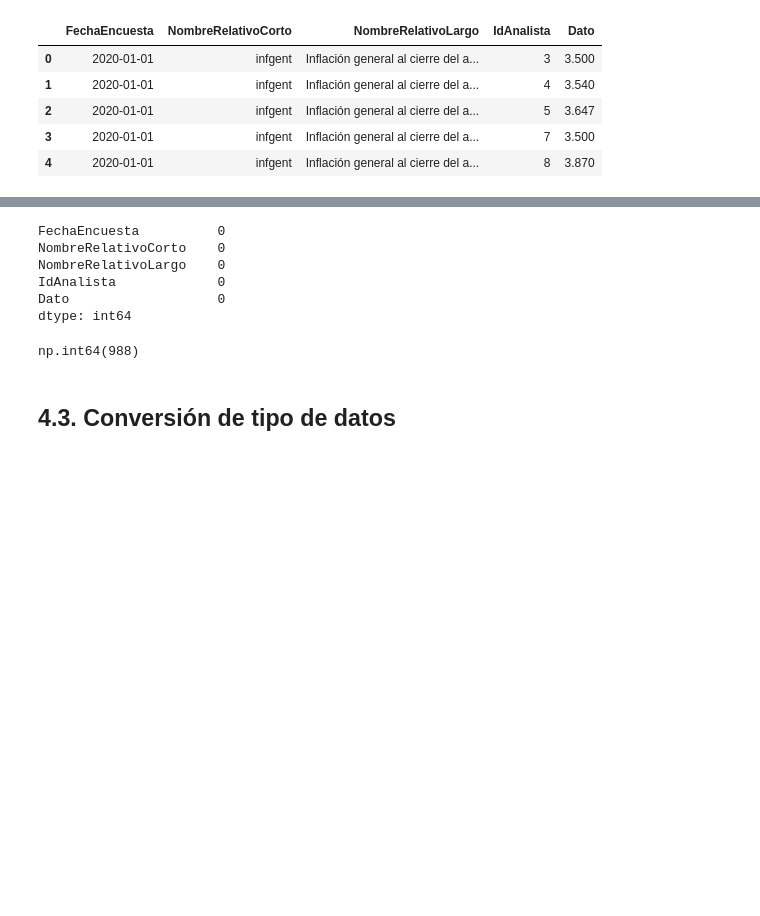
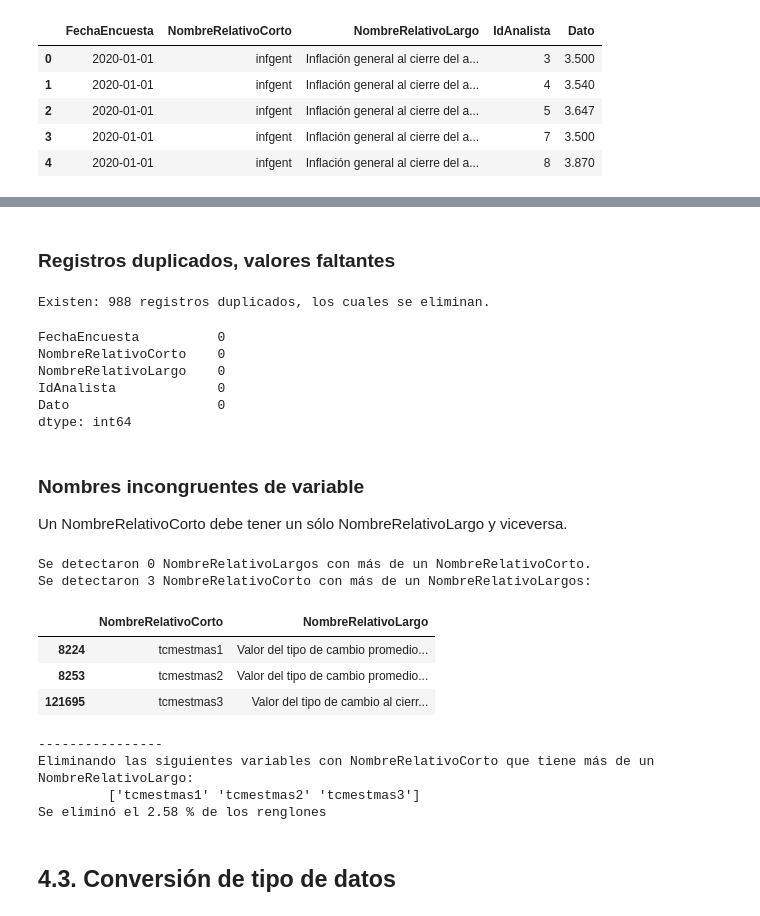
Before and after one commit to arturotena/MemoriaSeminario2024, a Jupyter notebook: Avance.ipynb, the cells around one changed output, grey strips where cells are left out. Saved outputs shown, nothing was run; the diff lists cells and outputs as text; code cells hidden in the pictures; blank space fills up the shorter version.

```diff
--- a/Avance.ipynb
+++ b/Avance.ipynb
@@ -90,18 +90,66 @@ df.head()
-# %%
-# No hay valores faltantes
-df.isnull().sum()
-# %% [output]
-FechaEncuesta          0
-NombreRelativoCorto    0
-NombreRelativoLargo    0
-IdAnalista             0
-Dato                   0
-dtype: int64
+# %% [markdown]
+### Registros duplicados, valores faltantes
 # %%
-# No hay registros duplicados
-df.duplicated().sum()
+# Registros duplicados
+s_duplicados=df.duplicated()
+print('Existen:', s_duplicados[s_duplicados==True].size, 'registros duplicados, los cuales se eliminan.')
+df.drop_duplicates(inplace=True)
 # %% [output]
-np.int64(988)
+Existen: 988 registros duplicados, los cuales se eliminan.
+# %%
+# Valores faltantes
+df.isnull().sum()
+# No existen valores faltantes
+# %% [output]
+FechaEncuesta          0
+NombreRelativoCorto    0
+NombreRelativoLargo    0
+IdAnalista             0
+Dato                   0
+dtype: int64
+# %% [markdown]
+### Nombres incongruentes de variable
+
+Un NombreRelativoCorto debe tener un sólo NombreRelativoLargo y viceversa.
+# %%
+# Obtiene pares únicos de nombres de variables
+df_variables=df[['NombreRelativoCorto','NombreRelativoLargo']].drop_duplicates()
+
+# Buscar más de un NombreRelativoCorto en cada NombreRelativoLargo
+s_incongr=df_variables['NombreRelativoLargo'].duplicated()
+cuenta=s_incongr[s_incongr==True].size
+print(f"Se detectaron {cuenta} NombreRelativoLargos con más de un NombreRelativoCorto.")
+if (cuenta != 0):
+    raise Exception(f"Se detectaron {cuenta} NombreRelativoLargos con más de un NombreRelativoCorto, falta eliminarlas")
+
+# Buscar más de un NombreRelativoLargo en cada NombreRelativoCorto
+s_incongr=df_variables['NombreRelativoCorto'].duplicated()
+cuenta=s_incongr[s_incongr==True].size
+if (cuenta == 0):
+    raise Exception(f"No se detectó ningún NombreRelativoLargo con más de un NombreRelativoCorto")
+print(f"Se detectaron {cuenta} NombreRelativoCorto con más de un NombreRelativoLargos:")
+df_incongruentes=df_variables.loc[s_incongr]
+display(df_incongruentes)
+print('----------------')
+
+# Se eliminan los renglones con NombreRelativoCorto incongruentes
+arr_variables_incongruentes=df_incongruentes['NombreRelativoCorto'].unique()
+print('Eliminando las siguientes variables con NombreRelativoCorto que tiene más de un NombreRelativoLargo:\n\t', arr_variables_incongruentes)
+df_sin_incongruentes=df.query("NombreRelativoCorto not in @arr_variables_incongruentes")
+
+print(f'Se eliminó el {(df.index.size-df_sin_incongruentes.index.size)/df.index.size*100:.2f} % de los renglones')
+df=df_sin_incongruentes
+# %% [output]
+Se detectaron 0 NombreRelativoLargos con más de un NombreRelativoCorto.
+Se detectaron 3 NombreRelativoCorto con más de un NombreRelativoLargos:
+|  | NombreRelativoCorto | NombreRelativoLargo |
+| 8224 | tcmestmas1 | Valor del tipo de cambio promedio... |
+| 8253 | tcmestmas2 | Valor del tipo de cambio promedio... |
+| 121695 | tcmestmas3 | Valor del tipo de cambio al cierr... |
+----------------
+Eliminando las siguientes variables con NombreRelativoCorto que tiene más de un NombreRelativoLargo:
+         ['tcmestmas1' 'tcmestmas2' 'tcmestmas3']
+Se eliminó el 2.58 % de los renglones
 # %% [markdown]
 ## 4.3. Conversión de tipo de datos
 # %%
```
Also changed, not shown: parts of 12 cells of this notebook.
